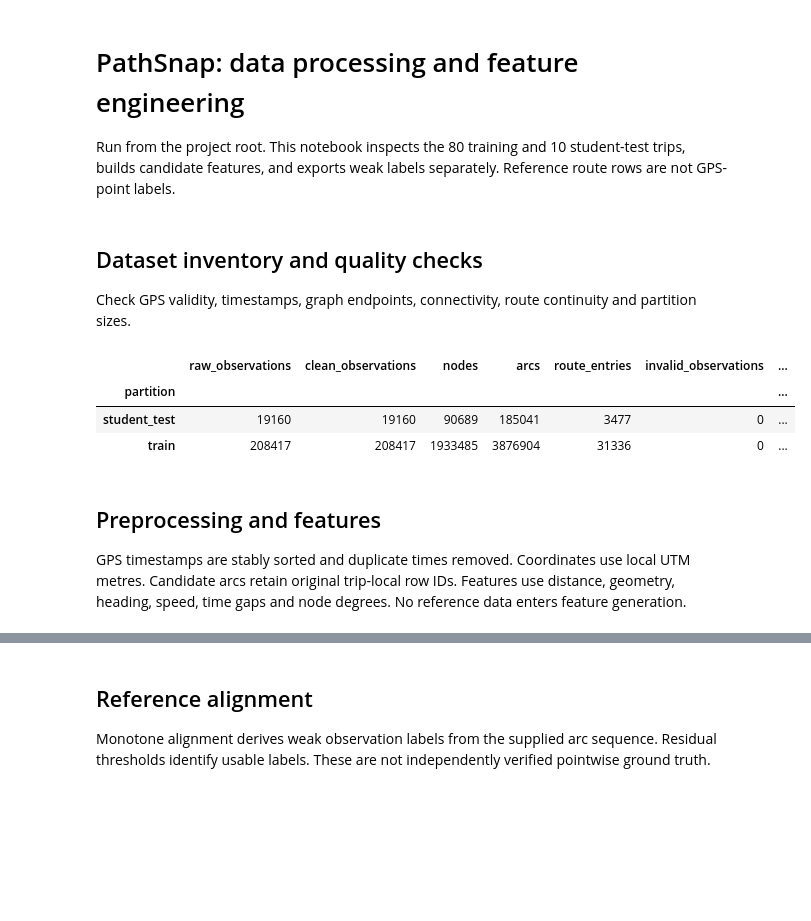
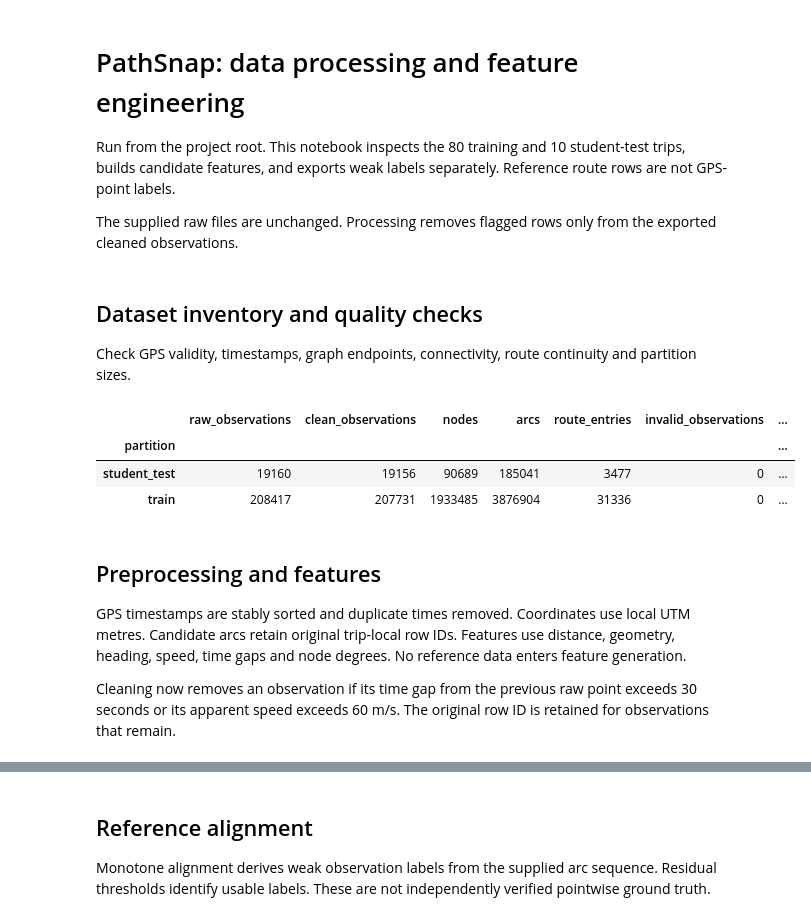
Before and after one commit to NitinSomisetty/PathSnap, a Jupyter notebook: 01_data_exploration.ipynb, the cells around one changed output, grey strips where cells are left out. Saved outputs shown, nothing was run; the diff lists cells and outputs as text; code cells hidden in the pictures; blank space fills up the shorter version.

```diff
--- a/01_data_exploration.ipynb
+++ b/01_data_exploration.ipynb
@@ -1,27 +1,56 @@
 # %% [markdown]
 # PathSnap: data processing and feature engineering
 Run from the project root. This notebook inspects the 80 training and 10 student-test trips, builds candidate features, and exports weak labels separately. Reference route rows are not GPS-point labels.
+
+The supplied raw files are unchanged. Processing removes flagged rows only from the exported cleaned observations.
 # %%
+# Set up paths and libraries used throughout this notebook.
 from pathlib import Path
-import numpy as np, pandas as pd, matplotlib.pyplot as plt
+
+import matplotlib.pyplot as plt
+import numpy as np
+import pandas as pd
 from sklearn.model_selection import KFold
-from pipeline import *
-ROOT=Path.cwd(); DATA=ROOT/'Student_folder'/'Student folder'; OUT=ROOT/'results'; CONFIG=Config()
-assert (ROOT/'pipeline.py').exists()
+
+from pipeline import (
+    Config, FEATURE_NAMES, RoadIndex, align_reference,
+    build_candidate_features, clean_track, discover_trips,
+    inventory, make_map, process_dataset, project,
+    read_graph, read_reference,
+)
+
+ROOT = Path.cwd()
+DATA = ROOT / "Student_folder" / "Student folder"
+OUT = ROOT / "results"
+CONFIG = Config()
+assert (ROOT / "pipeline.py").exists()
 # %% [markdown]
 ## Dataset inventory and quality checks
 Check GPS validity, timestamps, graph endpoints, connectivity, route continuity and partition sizes.
 # %%
-inv=inventory(DATA); inv.to_csv(OUT/'dataset_inventory.csv',index=False)
-display(inv.groupby('partition')[['raw_observations','clean_observations','nodes','arcs','route_entries','invalid_observations','gap_count','route_breaks']].sum())
-assert inv.status.eq('ok').all()
-assert inv.groupby('partition').size().to_dict()=={'train':80,'student_test':10}
+# Check file counts, GPS quality, and road-network information for all trips.
+inv = inventory(DATA)
+inv.to_csv(OUT / "dataset_inventory.csv", index=False)
+
+columns = [
+    "raw_observations", "clean_observations", "nodes", "arcs",
+    "route_entries", "invalid_observations", "gap_count", "route_breaks",
+]
+display(inv.groupby("partition")[columns].sum())
+
+assert inv.status.eq("ok").all()
+assert inv.groupby("partition").size().to_dict() == {
+    "train": 80,
+    "student_test": 10,
+}
 # %% [output]
 |  | raw_observations | clean_observations | nodes | arcs | route_entries | invalid_observations | ... |
 | partition |  |  |  |  |  |  | ... |
-| student_test | 19160 | 19160 | 90689 | 185041 | 3477 | 0 | ... |
-| train | 208417 | 208417 | 1933485 | 3876904 | 31336 | 0 | ... |
+| student_test | 19160 | 19156 | 90689 | 185041 | 3477 | 0 | ... |
+| train | 208417 | 207731 | 1933485 | 3876904 | 31336 | 0 | ... |
 # %% [markdown]
 ## Preprocessing and features
 GPS timestamps are stably sorted and duplicate times removed. Coordinates use local UTM metres. Candidate arcs retain original trip-local row IDs. Features use distance, geometry, heading, speed, time gaps and node degrees. No reference data enters feature generation.
+
+Cleaning now removes an observation if its time gap from the previous raw point exceeds 30 seconds or its apparent speed exceeds 60 m/s. The original row ID is retained for observations that remain.
 # %%
```
Also changed, not shown: parts of 5 cells of this notebook, 5 other files.
